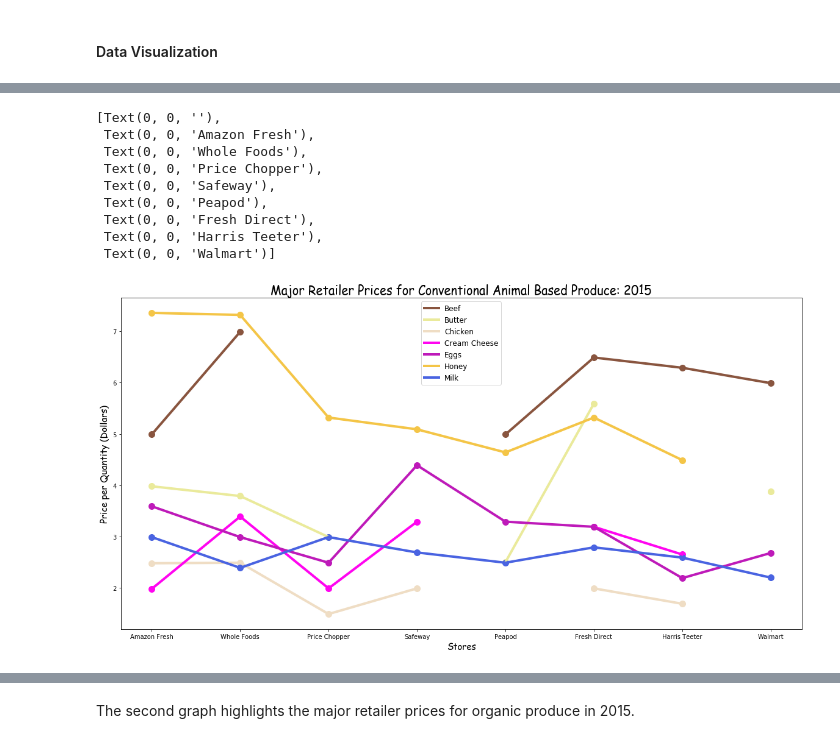
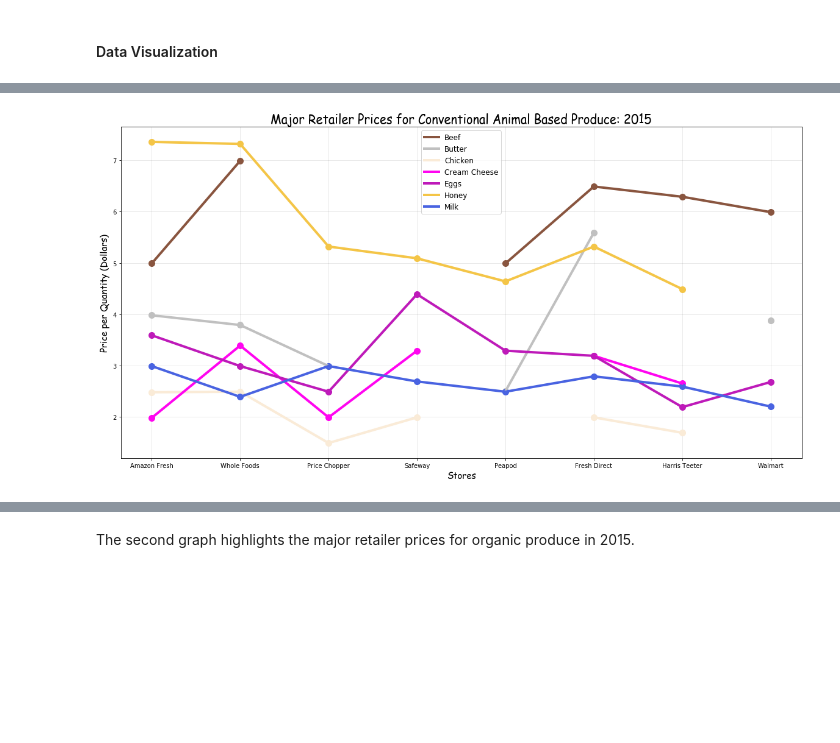
Before and after one commit to alswilli/CMPS-184-Final-Project, a Jupyter notebook: Is Organic Food worth it.ipynb, the cells around one changed output, grey strips where cells are left out. Saved outputs shown, nothing was run; the diff lists cells and outputs as text; code cells hidden in the pictures; blank space fills up the shorter version.

```diff
--- a/Is Organic Food worth it.ipynb
+++ b/Is Organic Food worth it.ipynb
@@ -1263,41 +1261,33 @@ ax.set_xticklabels(['', 'Amazon Fresh', 'Whole Foods', 'Price Chopper', 'Safeway
 # %%
 fig = plt.figure(figsize=(20, 10))
 ax = fig.add_subplot(1, 1, 1)
 
 # Plot the dots
 ax.plot(beefConv, 'o', markersize=10, color = '#89553F', zorder = 3)
-ax.plot(butterConv, 'o', markersize=10, color = '#EAEA9B', zorder = 3)
-ax.plot(chickenConv, 'o', markersize=10, color = '#EFDDC4', zorder = 3)
+ax.plot(butterConv, 'o', markersize=10, color = '#C0C0C0', zorder = 3)
+ax.plot(chickenConv, 'o', markersize=10, color = '#FAEBD7', zorder = 3)
 ax.plot(creamCheeseConv, 'o', markersize=10, color = '#FF05F0', zorder = 3)
 ax.plot(eggsConv, 'o', markersize=10, color = '#BE1AB9', zorder = 3)
 ax.plot(honeyConv, 'o', markersize=10, color = '#F4C547', zorder = 3)
 ax.plot(milkConv, 'o', markersize=10, color = '#4963E1', zorder = 3)
 
 # Plot the lines
 ax.plot(beefConv, 'g', label = 'Beef', linewidth=4, color = '#89553F', zorder = 3)
-ax.plot(butterConv, 'g', label = 'Butter', linewidth=4, color = '#EAEA9B', zorder = 3)
-ax.plot(chickenConv, 'g', label = 'Chicken', linewidth=4, color = '#EFDDC4', zorder = 3)
+ax.plot(butterConv, 'g', label = 'Butter', linewidth=4, color = '#C0C0C0', zorder = 3)
+ax.plot(chickenConv, 'g', label = 'Chicken', linewidth=4, color = '#FAEBD7', zorder = 3)
 ax.plot(creamCheeseConv, 'g', label = 'Cream Cheese', linewidth=4, color = '#FF05F0', zorder = 3)
 ax.plot(eggsConv, 'g', label = 'Eggs', linewidth=4, color = '#BE1AB9', zorder = 3)
 ax.plot(honeyConv, 'g', label = 'Honey', linewidth=4, color = '#F4C547', zorder = 3)
 ax.plot(milkConv, 'g', label = 'Milk', linewidth=4, color = '#4963E1', zorder = 3)
 
 ax.set_xlabel('Stores', fontname='Comic Sans MS', fontsize=15)
 ax.set_ylabel('Price per Quantity (Dollars)', fontname='Comic Sans MS', fontsize=15)
 plt.title('Major Retailer Prices for Conventional Animal Based Produce: 2015', fontname='Comic Sans MS', fontsize=20)
 ax.legend(loc='best', fontsize=12)
 ax.set_xticklabels(['', 'Amazon Fresh', 'Whole Foods', 'Price Chopper', 'Safeway', 'Peapod', 'Fresh Direct', 'Harris Teeter', 'Walmart'])
+plt.grid(axis='both', alpha = 0.1, color = 'black', zorder = 3)
 # %% [output]
-[Text(0, 0, ''),
- Text(0, 0, 'Amazon Fresh'),
- Text(0, 0, 'Whole Foods'),
- Text(0, 0, 'Price Chopper'),
- Text(0, 0, 'Safeway'),
- Text(0, 0, 'Peapod'),
- Text(0, 0, 'Fresh Direct'),
- Text(0, 0, 'Harris Teeter'),
- Text(0, 0, 'Walmart')]
-[figure, old version]
+[figure, new version]
 # %%
 fig = plt.figure(figsize=(20, 10))
 ax = fig.add_subplot(1, 1, 1)
```
Also changed, not shown: parts of 7 cells of this notebook.
